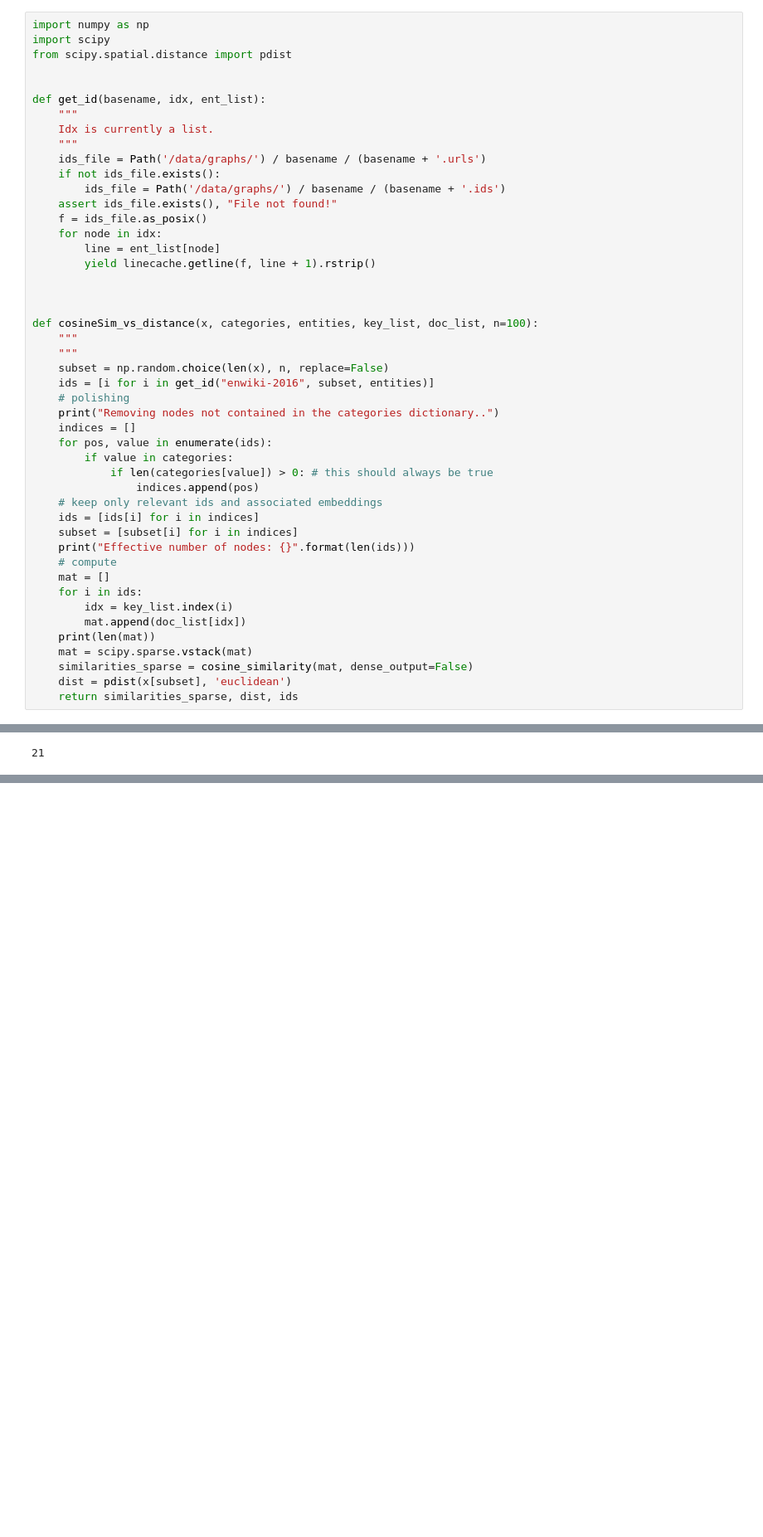
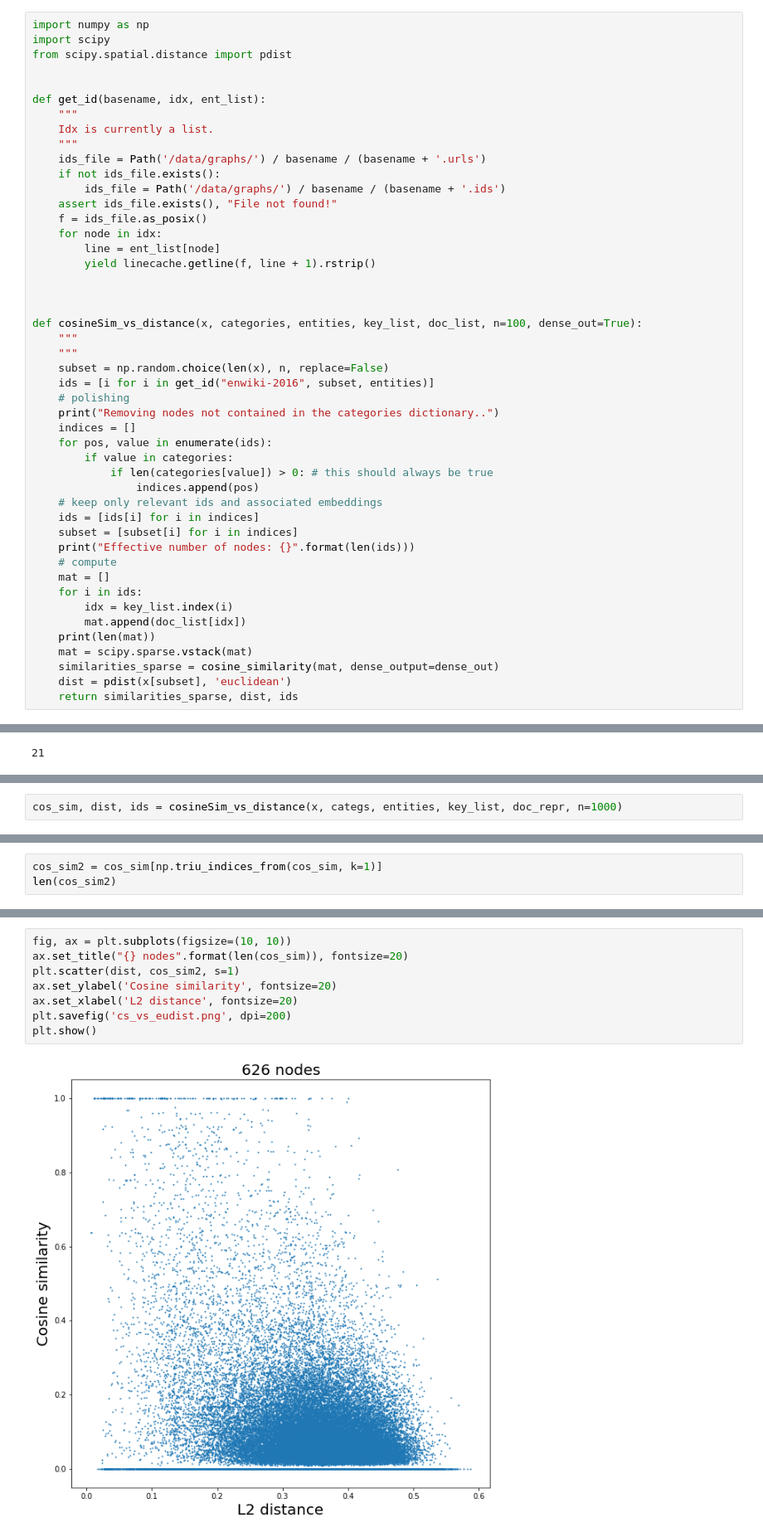
Before and after one commit to Nicolaus93/biggraph, a Jupyter notebook: jupyter/tf_idf.ipynb, the cells around one changed output, grey strips where cells are left out. Shown at 83% size. Drawn from its saved outputs; the diff is of its cells as text; blank space fills up the shorter version.

Commit message:
plotting stuff

```diff
--- a/jupyter/tf_idf.ipynb
+++ b/jupyter/tf_idf.ipynb
@@ -219,7 +220,7 @@ def get_id(basename, idx, ent_list):
 
 
 
-def cosineSim_vs_distance(x, categories, entities, key_list, doc_list, n=100):
+def cosineSim_vs_distance(x, categories, entities, key_list, doc_list, n=100, dense_out=True):
     """
     """
     subset = np.random.choice(len(x), n, replace=False)
@@ -242,6 +243,6 @@ def cosineSim_vs_distance(x, categories, entities, key_list, doc_list, n=100):
         mat.append(doc_list[idx])
     print(len(mat))
     mat = scipy.sparse.vstack(mat)
-    similarities_sparse = cosine_similarity(mat, dense_output=False)
+    similarities_sparse = cosine_similarity(mat, dense_output=dense_out)
     dist = pdist(x[subset], 'euclidean')
     return similarities_sparse, dist, ids
@@ -272,0 +317,2 @@ plt.ylabel("Jaccard sym")
+# %%
+cos_sim, dist, ids = cosineSim_vs_distance(x, categs, entities, key_list, doc_repr, n=1000)
@@ -272,0 +333,3 @@ plt.ylabel("Jaccard sym")
+# %%
+cos_sim2 = cos_sim[np.triu_indices_from(cos_sim, k=1)]
+len(cos_sim2)
@@ -272,0 +344,10 @@ plt.ylabel("Jaccard sym")
+# %%
+fig, ax = plt.subplots(figsize=(10, 10))
+ax.set_title("{} nodes".format(len(cos_sim)), fontsize=20)
+plt.scatter(dist, cos_sim2, s=1)
+ax.set_ylabel('Cosine similarity', fontsize=20)
+ax.set_xlabel('L2 distance', fontsize=20)
+plt.savefig('cs_vs_eudist.png', dpi=200)
+plt.show()
+# %% [output]
+[figure, added]
```
Also changed, not shown: parts of 25 cells of this notebook.
